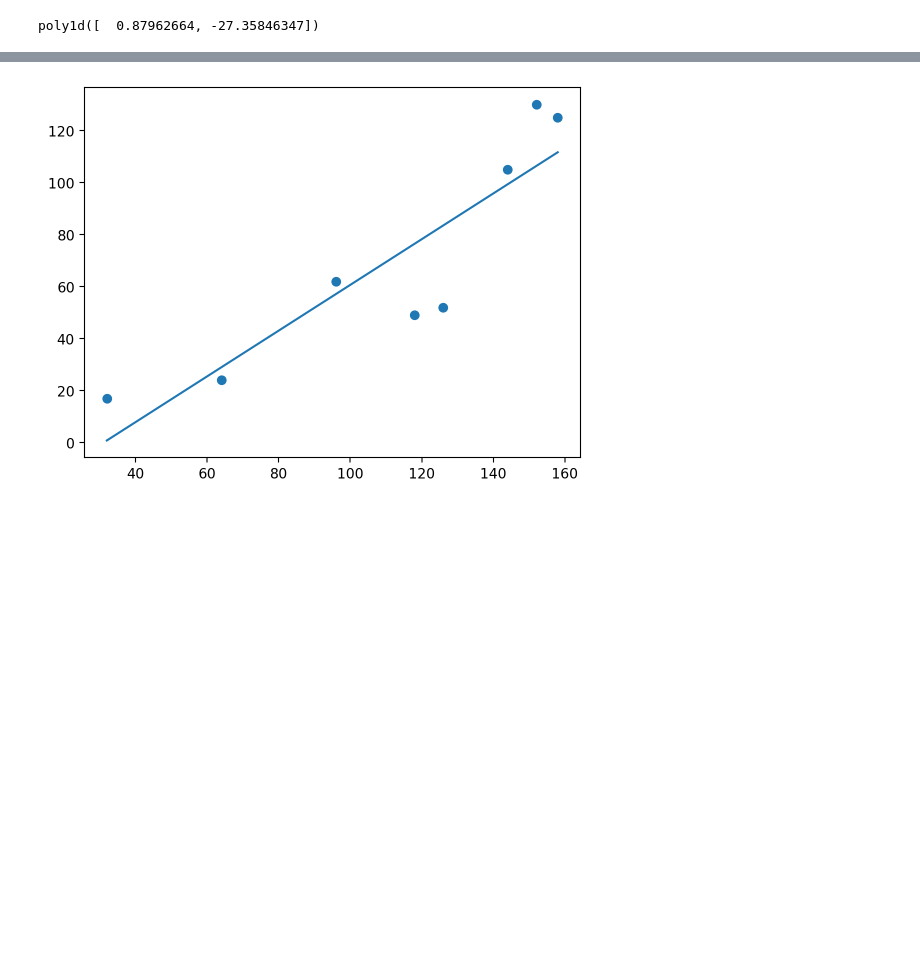
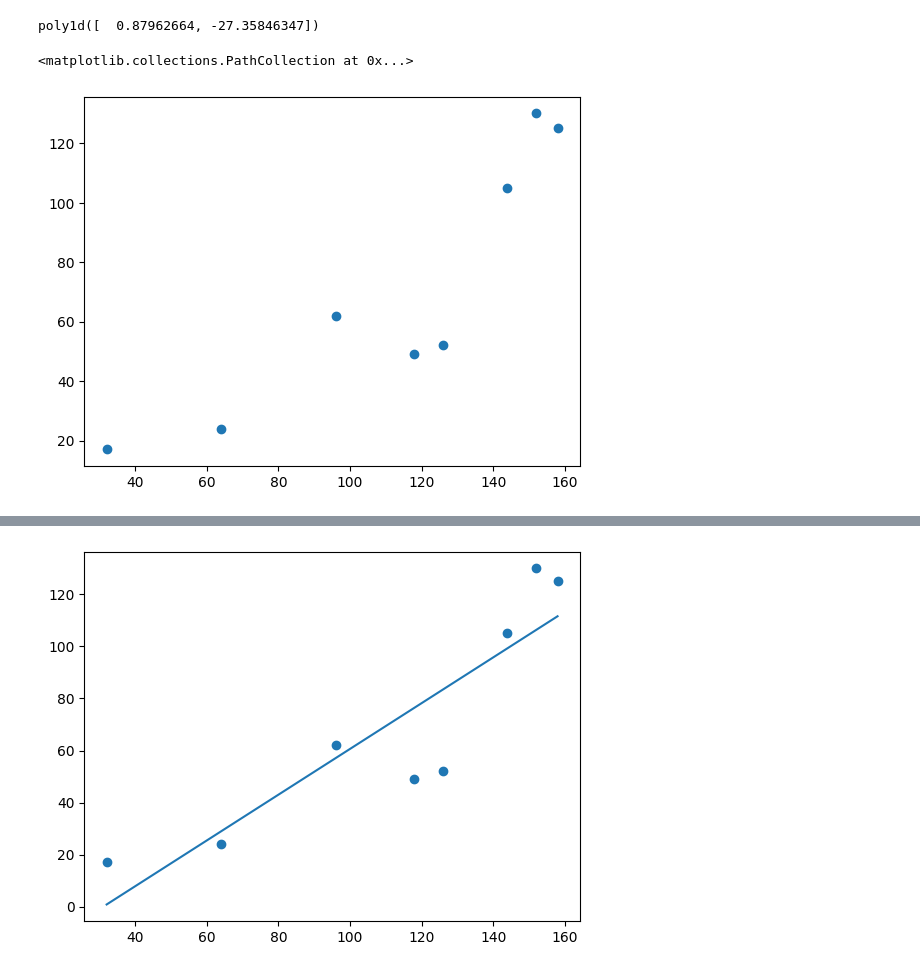
Before and after one commit to psjin2024/ml-data, a Jupyter notebook: 2장. 회귀분석 - 4절. 단순회귀분석.ipynb, the cells around one changed output, grey strips where cells are left out. Cells and saved outputs as stored; diff of their text form; code cells hidden in the pictures; blank space fills up the shorter version.

```diff
--- a/2장. 회귀분석 - 4절. 단순회귀분석.ipynb
+++ b/2장. 회귀분석 - 4절. 단순회귀분석.ipynb
@@ -42,3 +65,8 @@ fit_fn = np.poly1d(fit) # 항의 계수를 이용해서 함수를 정의
 fit_fn
 # %% [output]
 poly1d([  0.87962664, -27.35846347])
+# %%
+plt.scatter(X, Y)
+# %% [output]
+<matplotlib.collections.PathCollection at 0x...>
+[figure, added]
```
Also changed, not shown: parts of 8 cells of this notebook, 2 other files.
